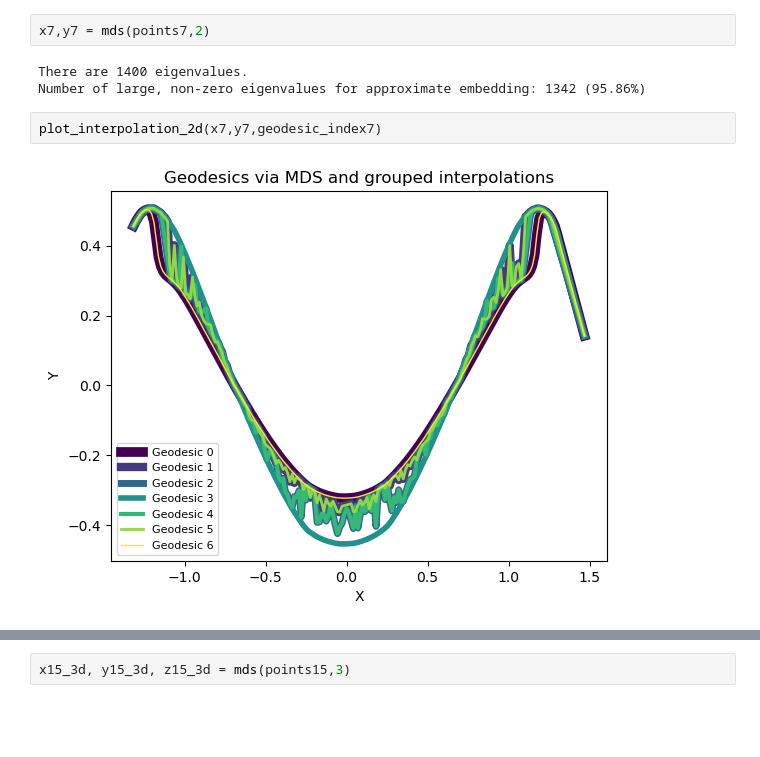
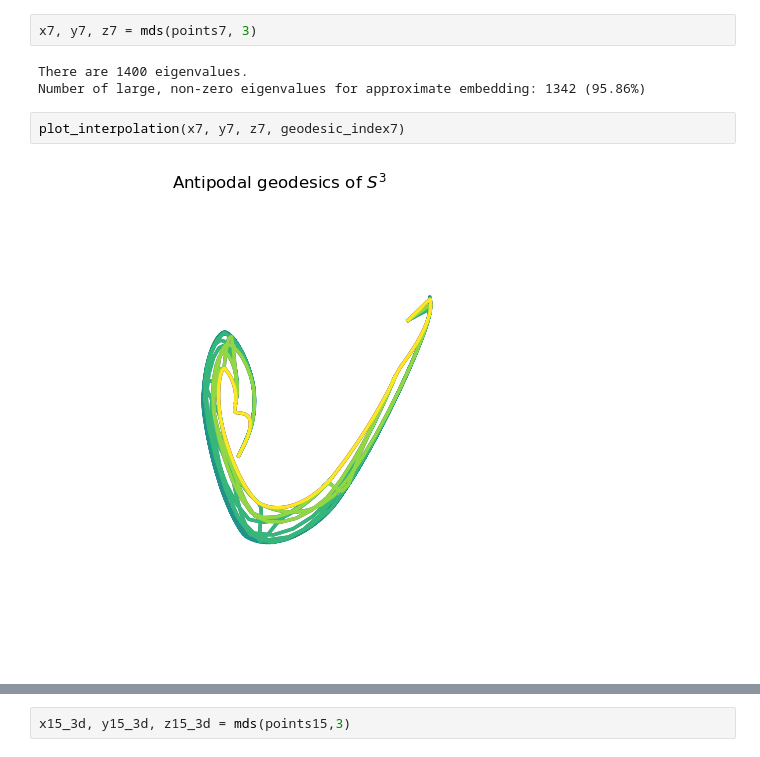
Before and after one commit to laurasaizz/Visualization-S3, a Jupyter notebook: antipodalgeod3sphere.ipynb, the cells around one changed output, grey strips where cells are left out. Saved outputs shown, nothing was run; the diff lists cells and outputs as text; blank space fills up the shorter version.

```diff
--- a/antipodalgeod3sphere.ipynb
+++ b/antipodalgeod3sphere.ipynb
@@ -120,9 +203,9 @@ VISUALIZATION M=7
 # %%
-x7,y7 = mds(points7,2)
+x7, y7, z7 = mds(points7, 3)
 # %% [output]
 There are 1400 eigenvalues.
 Number of large, non-zero eigenvalues for approximate embedding: 1342 (95.86%)
 # %%
-plot_interpolation_2d(x7,y7,geodesic_index7)
+plot_interpolation(x7, y7, z7, geodesic_index7)
 # %% [output]
-[figure, old version]
+[figure, new version]
```
Also changed, not shown: parts of 46 cells of this notebook, 7 other files.
